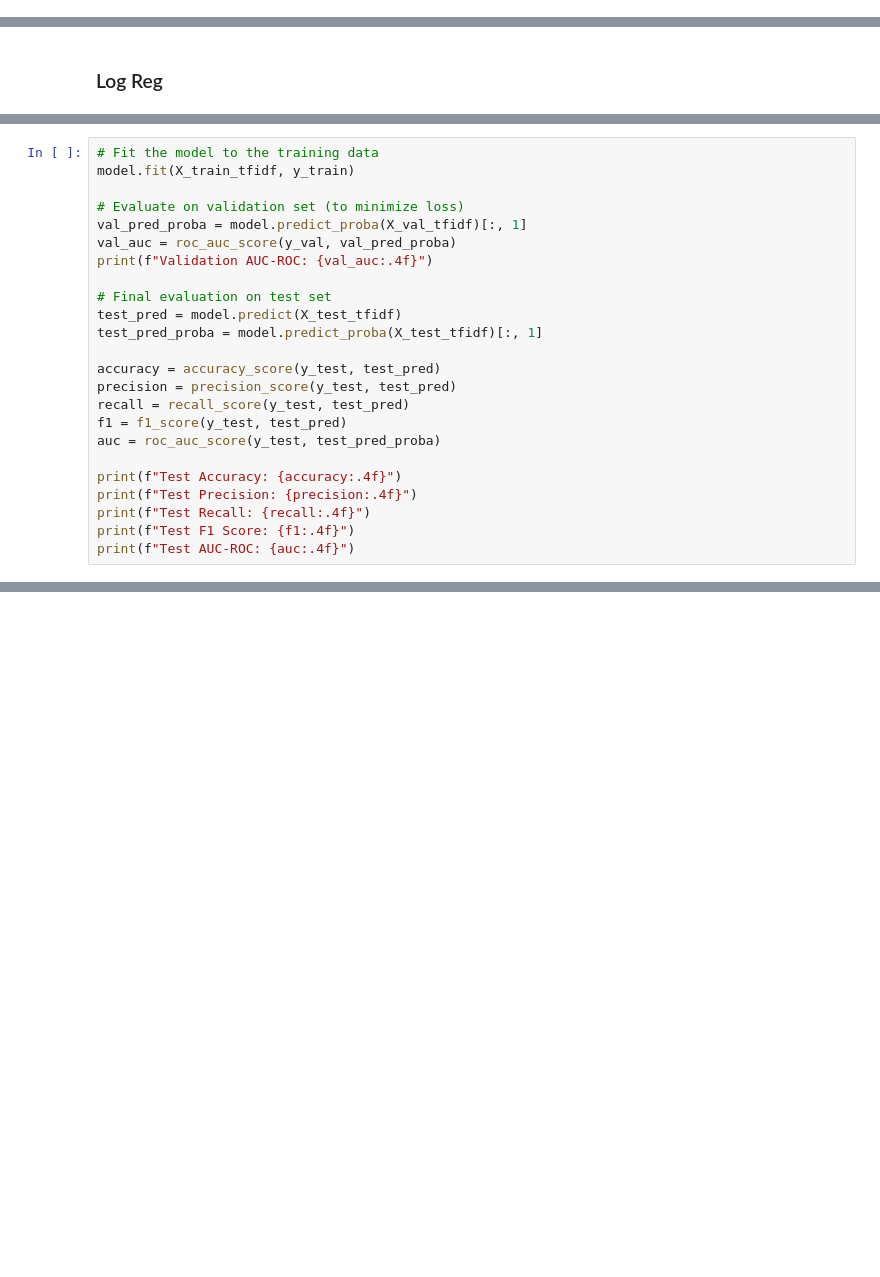
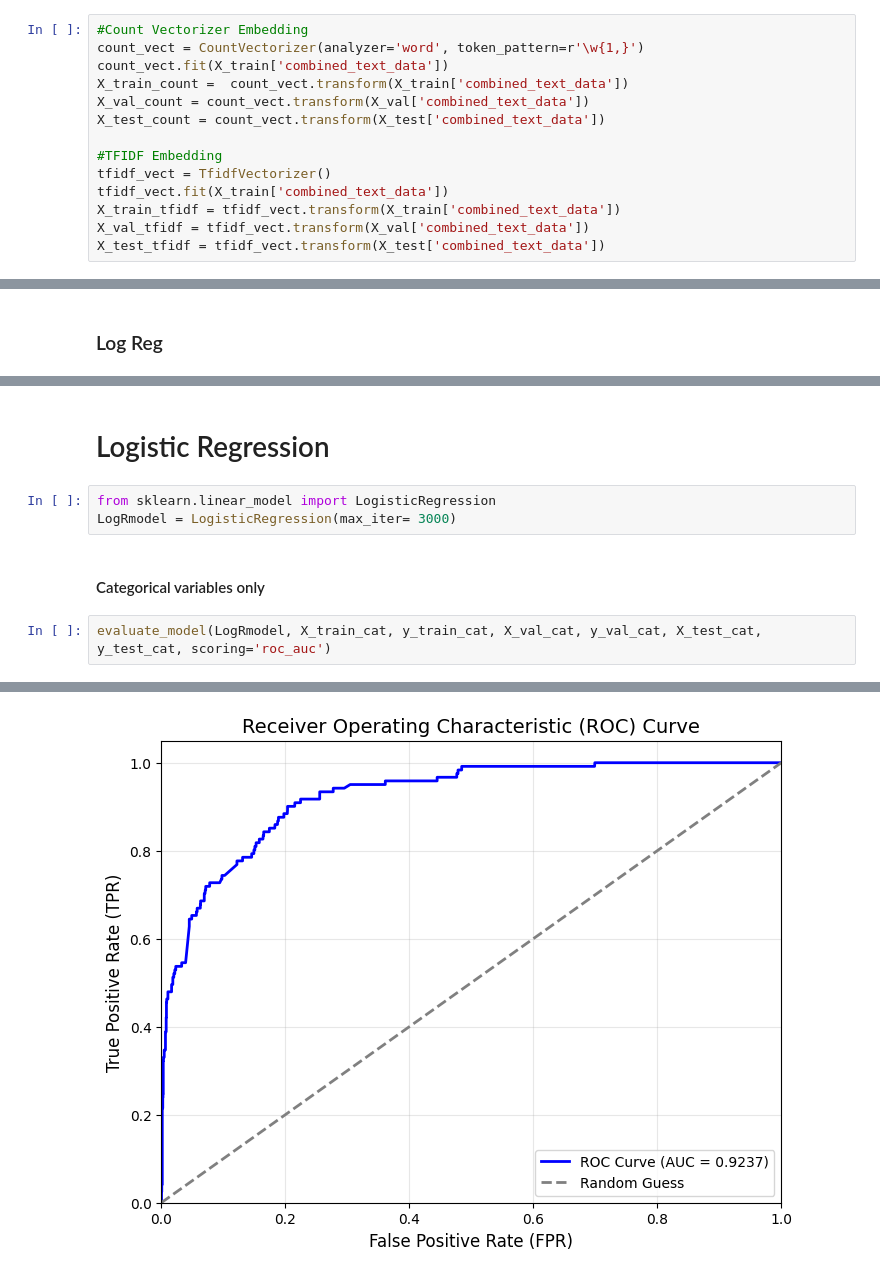
Before and after one commit to undeser/fake-jobs-detection, a Jupyter notebook: notebook.ipynb, the cells around one changed output, grey strips where cells are left out. Cells and saved outputs as stored; diff of their text form; blank space fills up the shorter version.

```diff
--- a/notebook.ipynb
+++ b/notebook.ipynb
@@ -271,3 +246,17 @@ Check for same text features
+# %%
+#Count Vectorizer Embedding
+count_vect = CountVectorizer(analyzer='word', token_pattern=r'\w{1,}')
+count_vect.fit(X_train['combined_text_data'])
+X_train_count =  count_vect.transform(X_train['combined_text_data'])
+X_val_count = count_vect.transform(X_val['combined_text_data'])
+X_test_count = count_vect.transform(X_test['combined_text_data'])
+
+#TFIDF Embedding
+tfidf_vect = TfidfVectorizer()
+tfidf_vect.fit(X_train['combined_text_data'])
+X_train_tfidf = tfidf_vect.transform(X_train['combined_text_data'])
+X_val_tfidf = tfidf_vect.transform(X_val['combined_text_data'])
+X_test_tfidf = tfidf_vect.transform(X_test['combined_text_data'])
 # %%
 display(X_train_count.shape)
 display(X_val_count.shape)
@@ -365,24 +286,0 @@ TFIDF
-# %%
-# Fit the model to the training data
-model.fit(X_train_tfidf, y_train)
-
-# Evaluate on validation set (to minimize loss)
-val_pred_proba = model.predict_proba(X_val_tfidf)[:, 1]
-val_auc = roc_auc_score(y_val, val_pred_proba)
-print(f"Validation AUC-ROC: {val_auc:.4f}")
-
-# Final evaluation on test set
-test_pred = model.predict(X_test_tfidf)
-test_pred_proba = model.predict_proba(X_test_tfidf)[:, 1]
-
-accuracy = accuracy_score(y_test, test_pred)
-precision = precision_score(y_test, test_pred)
-recall = recall_score(y_test, test_pred)
-f1 = f1_score(y_test, test_pred)
-auc = roc_auc_score(y_test, test_pred_proba)
-
-print(f"Test Accuracy: {accuracy:.4f}")
-print(f"Test Precision: {precision:.4f}")
-print(f"Test Recall: {recall:.4f}")
-print(f"Test F1 Score: {f1:.4f}")
-print(f"Test AUC-ROC: {auc:.4f}")
@@ -421,0 +584,10 @@ plt.show()
+# %% [markdown]
+# Logistic Regression
+# %%
+from sklearn.linear_model import LogisticRegression
+LogRmodel = LogisticRegression(max_iter= 3000)
+# %% [markdown]
+#### Categorical variables only
+# %%
+evaluate_model(LogRmodel, X_train_cat, y_train_cat, X_val_cat, y_val_cat, X_test_cat, y_test_cat, scoring='roc_auc')
+# %% [output]
@@ -421,0 +608 @@ plt.show()
+[figure, added]
```
Also changed, not shown: parts of 106 cells of this notebook, 1 other file.
